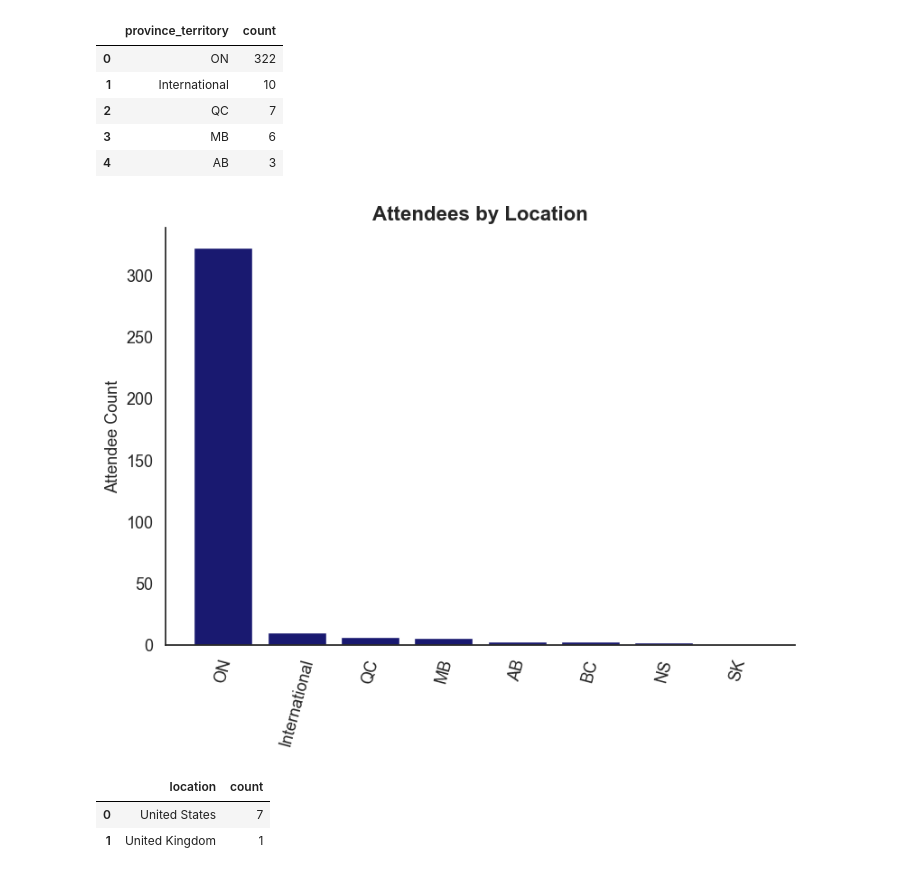
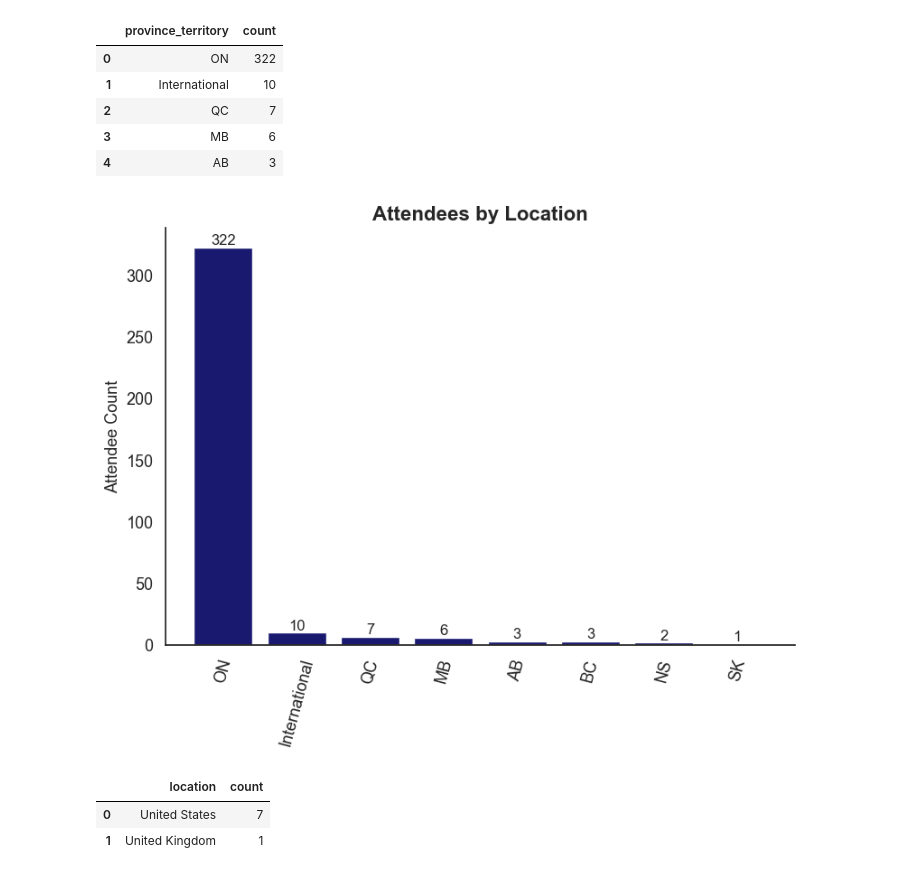
Before and after one commit to merlyn-true/event-attendee-analysis, a Jupyter notebook: notebooks/03-visualization.ipynb, the cells around one changed output. Saved outputs shown, nothing was run; the diff lists cells and outputs as text; code cells hidden in the pictures.

```diff
--- a/notebooks/03-visualization.ipynb
+++ b/notebooks/03-visualization.ipynb
@@ -41,26 +56,30 @@ attendee_location_data.head()
 # %%
 # Set seaborn style to white
 sns.set_style('white')
 # Create a 9x6 figure
-plt.figure(figsize=(9,6))
+fig, ax = plt.subplots(figsize=(9,6))
 # Plot bar chart
-plt.bar(x=attendee_location_data['province_territory'],
-        height=attendee_location_data['count'],
-        color='midnightblue')
+bars = ax.bar(x=attendee_location_data['province_territory'],
+    height=attendee_location_data['count'],
+    color='midnightblue')
 # Add title
-plt.title('Attendees by Location', fontsize=16, fontweight='bold')
+ax.set_title('Attendees by Location', fontsize=16, fontweight='bold')
 # Add y-axis label, set fontsize to 13
-plt.ylabel('Attendee Count', fontsize=13)
+ax.set_ylabel('Attendee Count', fontsize=13)
 # Set y tick marks to 13
-plt.yticks(fontsize=13)
-# Rotate x axis labels to 45 degrees, set fontsize to 13
+ax.tick_params(axis='y', labelsize=13)
+# Rotate x axis labels to 75 degrees, set fontsize to 13
 plt.xticks(rotation=75, fontsize=13)
 # Remove top and right borders
 sns.despine()
+# Add labels on top of bars
+ax.bar_label(bars, fmt='%d')
+# Save plot
+plt.savefig('../output/charts-figures/attendees-by-location.png')
 # Show plot
 plt.show()
 # %% [output]
-[figure, old version]
+[figure, new version]
 # %%
 international_attendee_data
 # %% [output]
```
Also changed, not shown: parts of 17 cells of this notebook, 2 other files.
